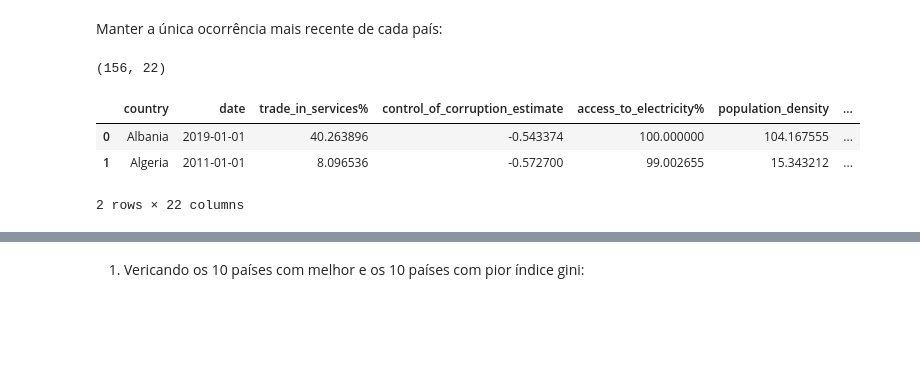
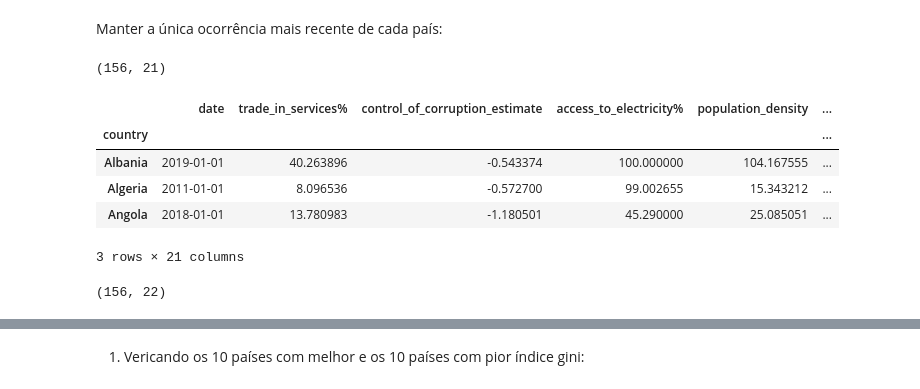
Before and after one commit to Simone-Barbosa/gini_index_analysis, a Jupyter notebook: gini_index.ipynb, the cells around one changed output, grey strips where cells are left out. Drawn from its saved outputs; the diff is of its cells as text; code cells hidden in the pictures; blank space fills up the shorter version.

```diff
--- a/gini_index.ipynb
+++ b/gini_index.ipynb
@@ -279,14 +281,21 @@ df_most_recent.head(2)
 # %% [markdown]
 Manter a única ocorrência mais recente de cada país:
 # %%
-df_unique = df_most_recent.groupby('country').first().reset_index(drop=True, inplace=True)
+df_unique = df_most_recent.groupby('country').first()
 df_unique.shape
 # %% [output]
-(156, 22)
+(156, 21)
 # %%
-df_unique.head(2)
+df_unique.head(3)
 # %% [output]
-|  | country | date | trade_in_services% | control_of_corruption_estimate | access_to_electricity% | population_density | ... |
-| 0 | Albania | 2019-01-01 | 40.263896 | -0.543374 | 100.000000 | 104.167555 | ... |
-| 1 | Algeria | 2011-01-01 | 8.096536 | -0.572700 | 99.002655 | 15.343212 | ... |
+|  | date | trade_in_services% | control_of_corruption_estimate | access_to_electricity% | population_density | ... |
+| country |  |  |  |  |  | ... |
+| Albania | 2019-01-01 | 40.263896 | -0.543374 | 100.000000 | 104.167555 | ... |
+| Algeria | 2011-01-01 | 8.096536 | -0.572700 | 99.002655 | 15.343212 | ... |
+| Angola | 2018-01-01 | 13.780983 | -1.180501 | 45.290000 | 25.085051 | ... |
-2 rows × 22 columns
+3 rows × 21 columns
+# %%
+df_unique.reset_index(inplace=True)
+df_unique.shape
+# %% [output]
+(156, 22)
```
Also changed, not shown: parts of 18 cells of this notebook.
